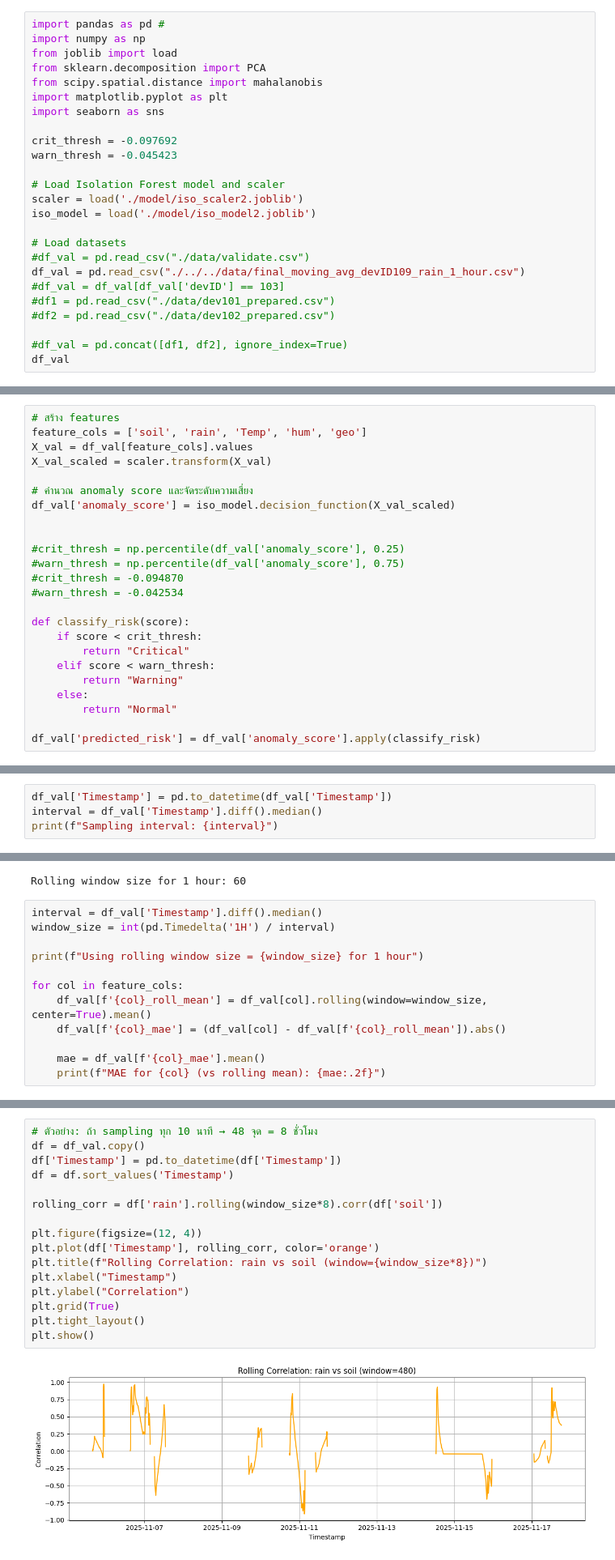
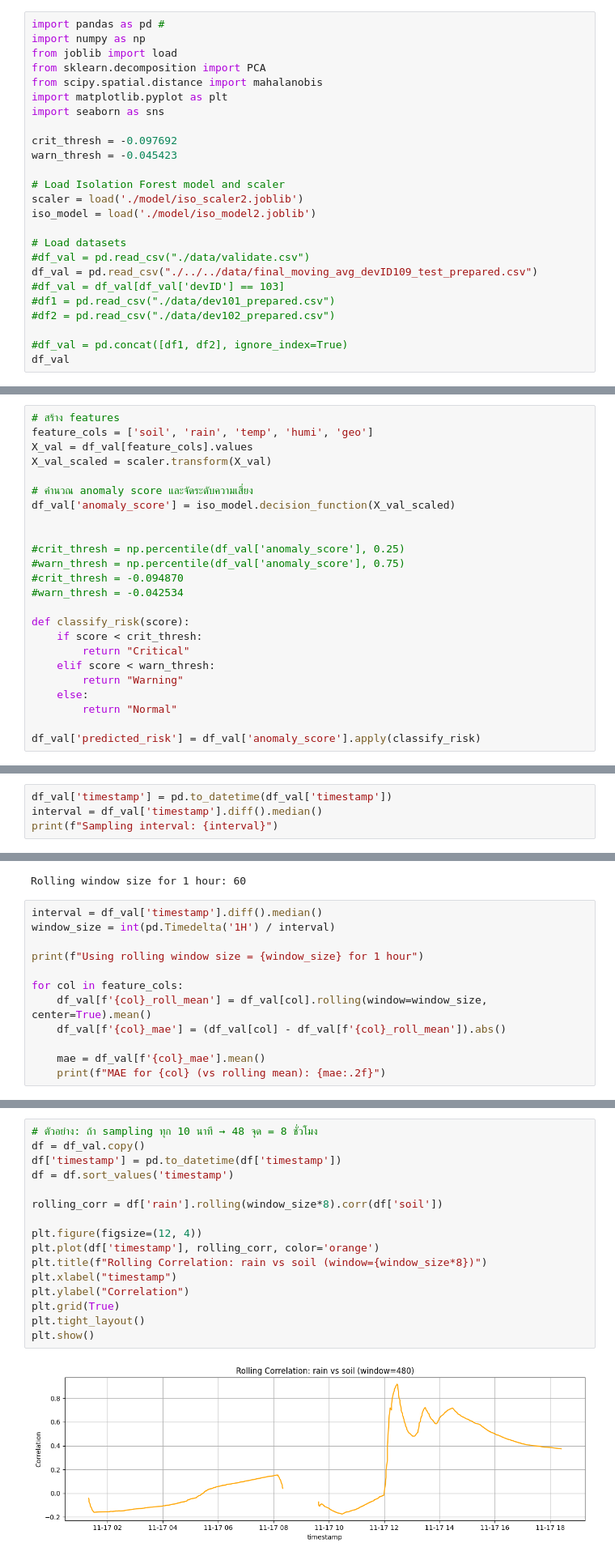
Before and after one commit to Ahmadaduwa/Landslide, a Jupyter notebook: models/IsalationForest/Isolation_Forest_Validate_Fit5.ipynb, the cells around one changed output, grey strips where cells are left out. Shown at 81% size. Saved outputs shown, nothing was run; the diff lists cells and outputs as text.

```diff
--- a/models/IsalationForest/Isolation_Forest_Validate_Fit5.ipynb
+++ b/models/IsalationForest/Isolation_Forest_Validate_Fit5.ipynb
@@ -16,7 +16,7 @@ iso_model = load('./model/iso_model2.joblib')
 
 # Load datasets
 #df_val = pd.read_csv("./data/validate.csv")
-df_val = pd.read_csv("./../../data/final_moving_avg_devID109_rain_1_hour.csv")
+df_val = pd.read_csv("./../../data/final_moving_avg_devID109_test_prepared.csv")
 #df_val = df_val[df_val['devID'] == 103]
 #df1 = pd.read_csv("./data/dev101_prepared.csv")
 #df2 = pd.read_csv("./data/dev102_prepared.csv")
@@ -152,7 +152,7 @@ df_val.describe()
 #              'anomaly_score', 'model_risk', 'rule_risk', 'predicted_risk']].head())
 # %%
 # สร้าง features
-feature_cols = ['soil', 'rain', 'Temp', 'hum', 'geo']
+feature_cols = ['soil', 'rain', 'temp', 'humi', 'geo']
 X_val = df_val[feature_cols].values
 X_val_scaled = scaler.transform(X_val)
 
@@ -506,8 +506,8 @@ geo: Normal SNR=0.53, Anomaly SNR=1.35
 # %% [markdown]
 ## Mean Absolute Error (MAE)
 # %%
-df_val['Timestamp'] = pd.to_datetime(df_val['Timestamp'])
-interval = df_val['Timestamp'].diff().median()
+df_val['timestamp'] = pd.to_datetime(df_val['timestamp'])
+interval = df_val['timestamp'].diff().median()
 print(f"Sampling interval: {interval}")
 # %% [output]
 Sampling interval: 0 days 00:01:00
@@ -517,7 +517,7 @@ print(f"Rolling window size for 1 hour: {window_size}")
 # %% [output]
 Rolling window size for 1 hour: 60
 # %%
-interval = df_val['Timestamp'].diff().median()
+interval = df_val['timestamp'].diff().median()
 window_size = int(pd.Timedelta('1H') / interval)
 
 print(f"Using rolling window size = {window_size} for 1 hour")
@@ -596,21 +596,21 @@ plt.show()
 # %%
 # ตัวอย่าง: ถ้า sampling ทุก 10 นาที → 48 จุด = 8 ชั่วโมง
 df = df_val.copy()
-df['Timestamp'] = pd.to_datetime(df['Timestamp'])
-df = df.sort_values('Timestamp')
+df['timestamp'] = pd.to_datetime(df['timestamp'])
+df = df.sort_values('timestamp')
 
 rolling_corr = df['rain'].rolling(window_size*8).corr(df['soil'])
 
 plt.figure(figsize=(12, 4))
-plt.plot(df['Timestamp'], rolling_corr, color='orange')
+plt.plot(df['timestamp'], rolling_corr, color='orange')
 plt.title(f"Rolling Correlation: rain vs soil (window={window_size*8})")
-plt.xlabel("Timestamp")
+plt.xlabel("timestamp")
 plt.ylabel("Correlation")
 plt.grid(True)
 plt.tight_layout()
 plt.show()
 # %% [output]
-[figure, old version]
+[figure, new version]
 # %% [markdown]
 ## histogram
 # %%
```
Also changed, not shown: parts of 42 cells of this notebook, 46 other files.
